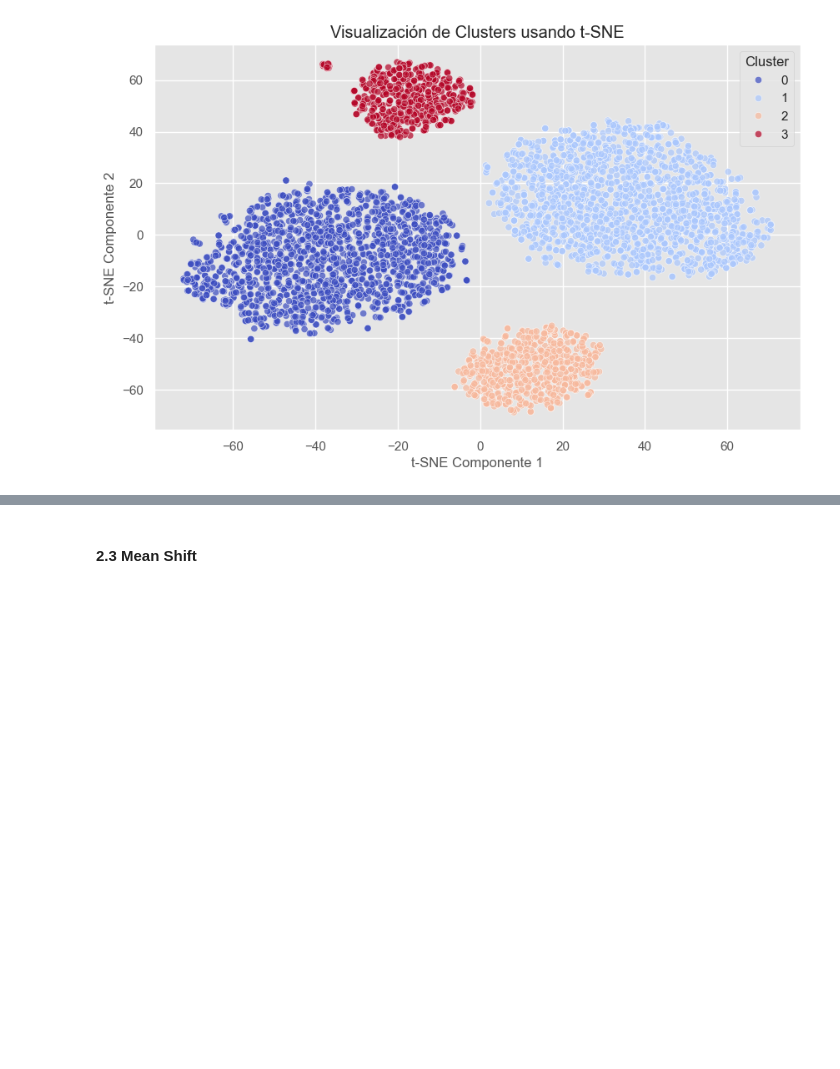
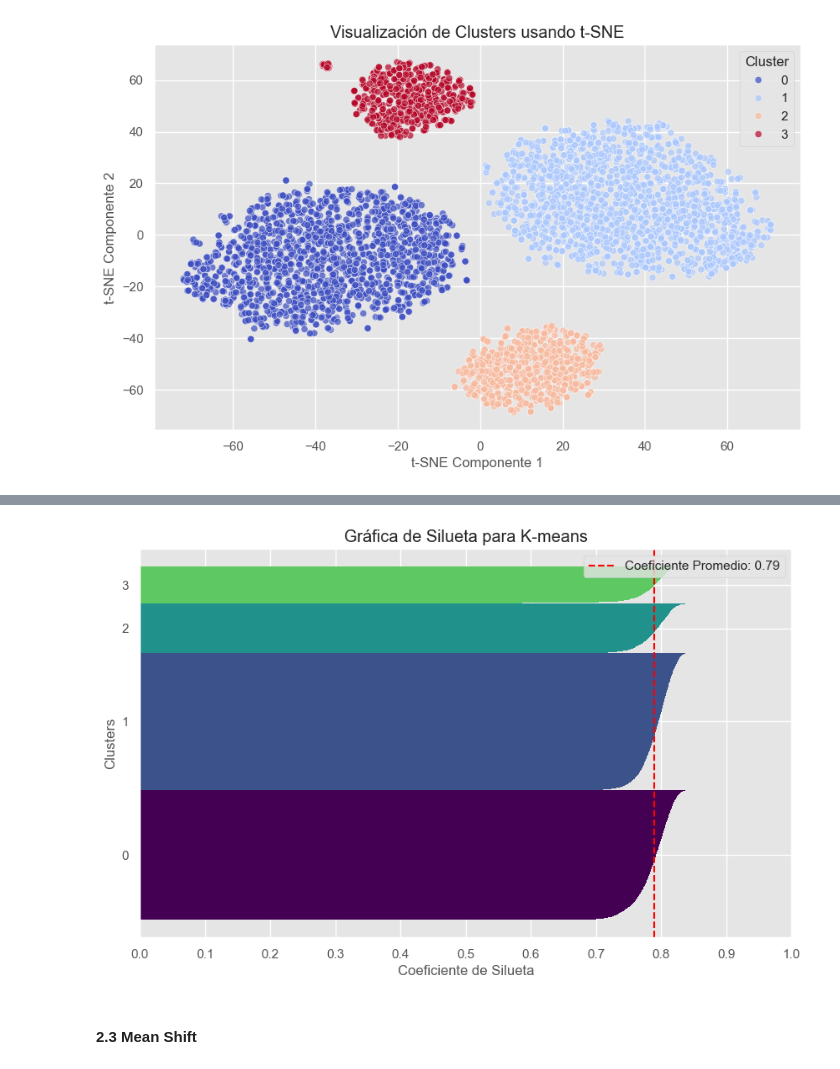
Before and after one commit to iStork1/Laboratorio-2-BI, a Jupyter notebook: Laboratorio2.ipynb, the cells around one changed output, grey strips where cells are left out. Saved outputs shown, nothing was run; the diff lists cells and outputs as text; code cells hidden in the pictures; blank space fills up the shorter version.

```diff
--- a/Laboratorio2.ipynb
+++ b/Laboratorio2.ipynb
@@ -534,6 +537,6 @@ Empty DataFrame
 Columns: [SALDO, COMPRAS, COMPRAS_PUNTUALES, COMPRAS_PLAZOS, AVANCE_EFECTIVO, LÍMITE_CREDITO, PAGOS, PAGOS_MINIMOS, F_COMPRAS, F_COMPRAS_PUNTUALES, F_COMPRAS_PLAZOS, F_AVANCE_EFECTIVO, F_PAGOS_COMPLET ...
 Index: []
 # %%
-X = df[features]
+X = df_KMeans[features]
 scaler = StandardScaler()
 X_scaled = scaler.fit_transform(X) #Aca se usa el escalador de los datos para que todos tengan la misma escala
@@ -699,12 +696,13 @@ plt.show()
 # %% [output]
 [figure]
 # %%
-# Matriz de cargas (filas = componentes, columnas = features)
-loadings = pca.components_.T  # Transpuesta para alinear con features
-feature_names = df.columns  # Ajusta según los nombres de tus 13 features
+pca = PCA(n_components=3, random_state=42)
+X_pca = pca.fit_transform(X_scaled)
 
-# Mostrar las contribuciones de cada feature a los 3 componentes
-for i in range(3):
+loadings = pca.components_.T
+feature_names = features
+
+for i in range(pca.n_components_):
     print(f"\nComponente {i+1} (Varianza: {pca.explained_variance_ratio_[i]:.4f}):")
     for feature, loading in zip(feature_names, loadings[:, i]):
         print(f"{feature}: {loading:.4f}")
@@ -792,3 +852,41 @@ plt.show()
+# %%
+
+
+def plot_silhouette(data, labels, ylabel='Clusters', xlabel='Coeficiente de Silueta', title='Gráfica de Silueta para K-means'):
+    cluster_labels = np.unique(labels)
+    n_clusters = len(cluster_labels)
+    silhouette_vals = silhouette_samples(data, labels, metric='euclidean')
+    plt.figure(figsize=(10, 6))
+    y_ax_lower, y_ax_upper = 0, 0
+    yticks = []
+
+    for i, c in enumerate(cluster_labels):
+        c_silhouette_vals = silhouette_vals[labels == c]
+        c_silhouette_vals.sort()
+        y_ax_upper += len(c_silhouette_vals)
+        color = cm.viridis(float(i) / n_clusters)
+        plt.barh(range(y_ax_lower, y_ax_upper),
+                 c_silhouette_vals,
+                 height=1.0,
+                 edgecolor='none',
+                 color=color)
+        yticks.append((y_ax_lower + y_ax_upper) / 2.)
+        y_ax_lower += len(c_silhouette_vals)
+
+    silhouette_avg = np.mean(silhouette_vals)
+
+    plt.axvline(silhouette_avg, color="red", linestyle="--", label=f'Coeficiente Promedio: {silhouette_avg:.2f}')
+    plt.yticks(yticks, cluster_labels)
+    plt.ylabel(ylabel)
+    plt.xlabel(xlabel)
+    plt.title(title)
+    plt.xticks(np.arange(0, 1.1, 0.1))
+    plt.legend(loc='upper right')
+    plt.show()
+
+plot_silhouette(X_scaled, df_KMeans["Cluster"])
+# %% [output]
+[figure, added]
 # %% [markdown]
 #### 2.3 Mean Shift
 # %%
```
Also changed, not shown: parts of 20 cells of this notebook, 2 other files.
